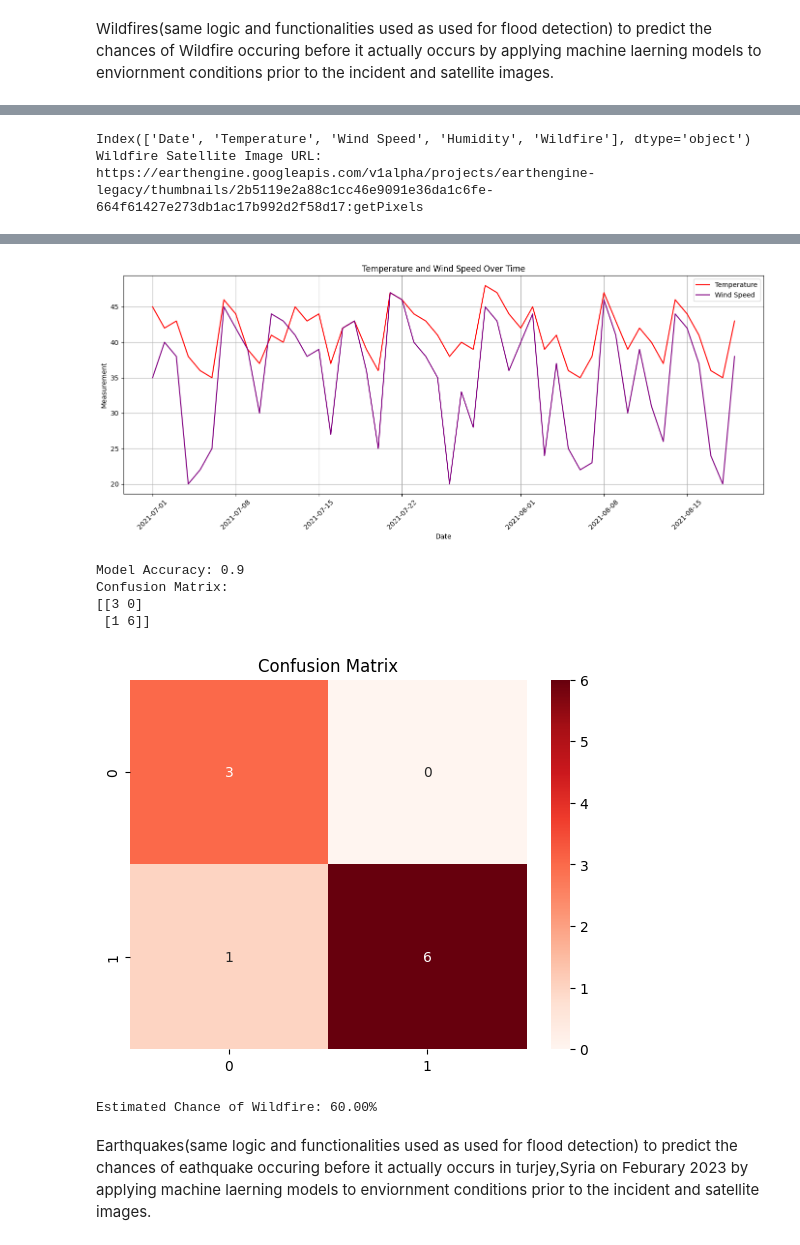
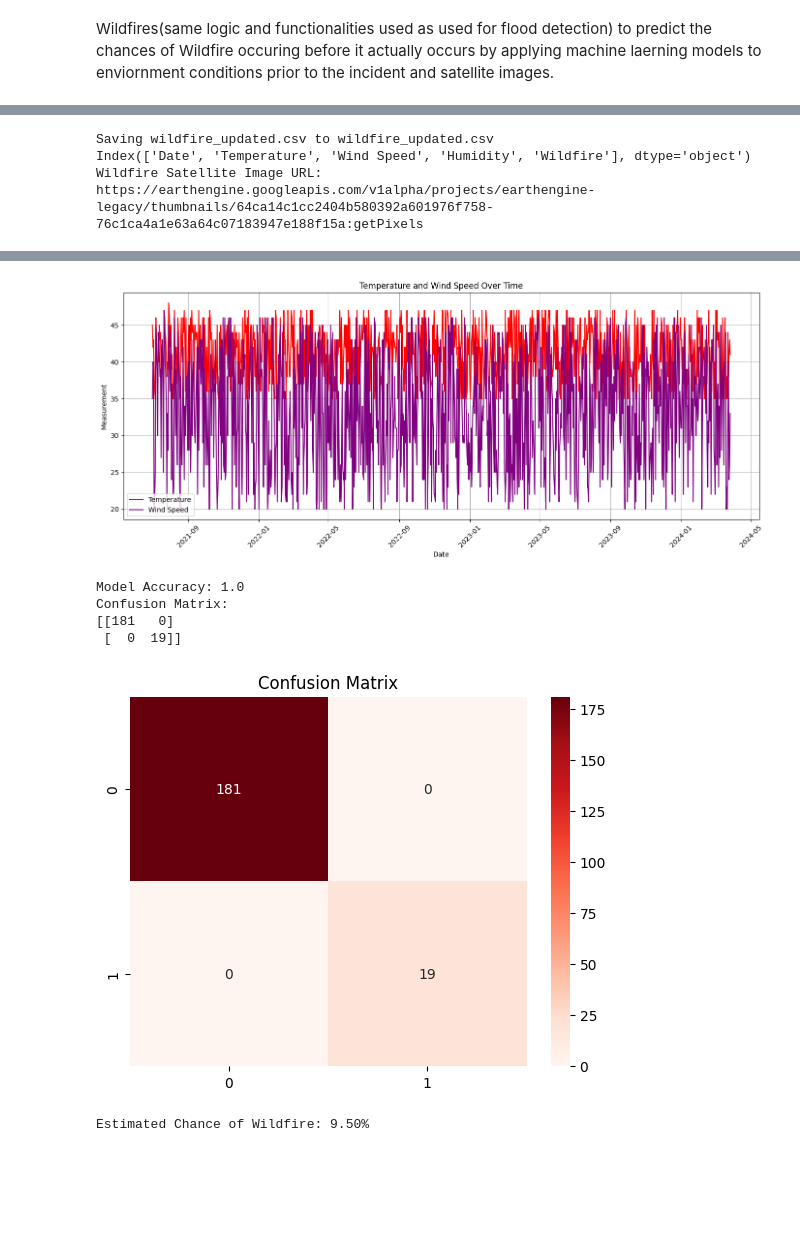
Before and after one commit to mustafa-cpu-pr/Satellite-Disaster-Prediction-System, a Jupyter notebook: Satellite_Disaster_Prediction_System.ipynb, the cells around one changed output, grey strips where cells are left out. Saved outputs shown, nothing was run; the diff lists cells and outputs as text; code cells hidden in the pictures; blank space fills up the shorter version.

```diff
--- a/Satellite_Disaster_Prediction_System.ipynb
+++ b/Satellite_Disaster_Prediction_System.ipynb
@@ -18,8 +18,8 @@ from sklearn.metrics import accuracy_score, confusion_matrix
 import seaborn as sns
 from google.colab import files
 
-# uploaded = files.upload()
-df = pd.read_csv('flfinal.csv')
+uploaded = files.upload()
+df = pd.read_csv('generated_rainfall_data.csv')
 df['Date'] = pd.to_datetime(df['Date'], format='%d/%m/%Y', dayfirst=True)
 
 NASA_API_KEY = '2gq990VUavPLf9uQqDBEdKR3XpTDqDxlPCekpaGr'
@@ -136,8 +138,8 @@ import cv2
 NASA_API_KEY = '2gq990VUavPLf9uQqDBEdKR3XpTDqDxlPCekpaGr'
 
 from google.colab import files
-# uploaded = files.upload()
-df = pd.read_csv('hurricane.csv')
+uploaded = files.upload()
+df = pd.read_csv('weather_data_1000_records.csv')
 df['Date'] = pd.to_datetime(df['Date'], format='%Y-%m-%d')
 
 # Real hurricane event: Hurricane Ida, Louisiana (August 2021)
@@ -245,8 +367,8 @@ from sklearn.model_selection import train_test_split
 from sklearn.metrics import accuracy_score, confusion_matrix
 import seaborn as sns
 from google.colab import files
-# uploaded=files.upload()
-df = pd.read_csv('wildfire.csv')
+uploaded=files.upload()
+df = pd.read_csv('wildfire_updated.csv')
 df['Date'] = pd.to_datetime(df['Date'], format='%d/%m/%Y', dayfirst=True)
 print(df.columns)
 NASA_API_KEY = '2gq990VUavPLf9uQqDBEdKR3XpTDqDxlPCekpaGr'
@@ -330,14 +453,12 @@ else:
+Saving wildfire_updated.csv to wildfire_updated.csv
 Index(['Date', 'Temperature', 'Wind Speed', 'Humidity', 'Wildfire'], dtype='object')
-Wildfire Satellite Image URL: https://earthengine.googleapis.com/v1alpha/projects/earthengine-legacy/thumbnails/2b5119e2a88c1cc46e9091e36da1c6fe-664f61427e273db1ac17b992d2f58d17:getPixels
+Wildfire Satellite Image URL: https://earthengine.googleapis.com/v1alpha/projects/earthengine-legacy/thumbnails/64ca14c1cc2404b580392a601976f758-76c1ca4a1e63a64c07183947e188f15a:getPixels
 [figure]
 [figure]
-[figure, old version]
+[figure, new version]
-Model Accuracy: 0.9
+Model Accuracy: 1.0
 Confusion Matrix:
-[[3 0]
- [1 6]]
+[[181   0]
+ [  0  19]]
-[figure, old version]
+[figure, new version]
-Estimated Chance of Wildfire: 60.00%
+Estimated Chance of Wildfire: 9.50%
-# %% [markdown]
-Earthquakes(same logic and functionalities used as used for flood detection)
-to predict the chances of eathquake occuring before it actually occurs in turjey,Syria on Feburary 2023 by applying machine laerning models to enviornment conditions prior to the incident and satellite images.
```
Also changed, not shown: parts of 6 cells of this notebook.
